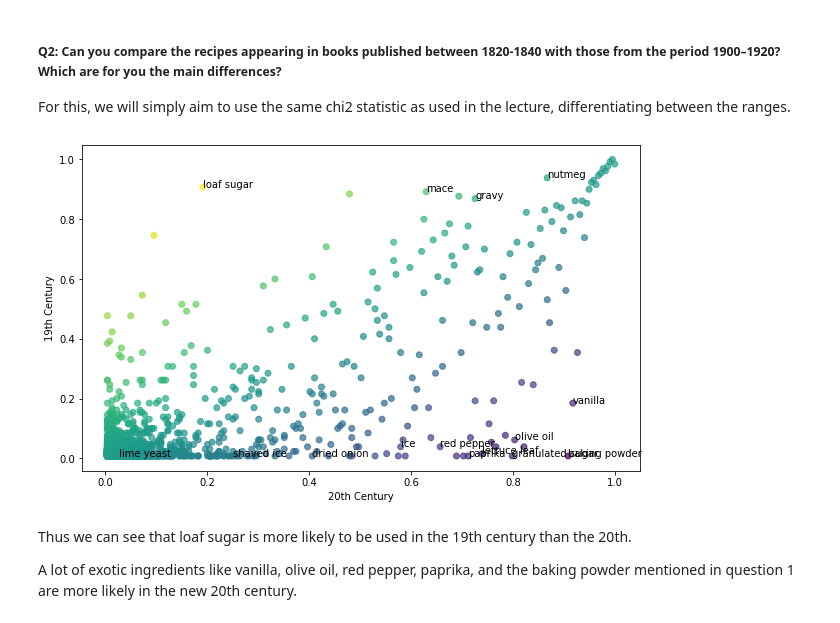
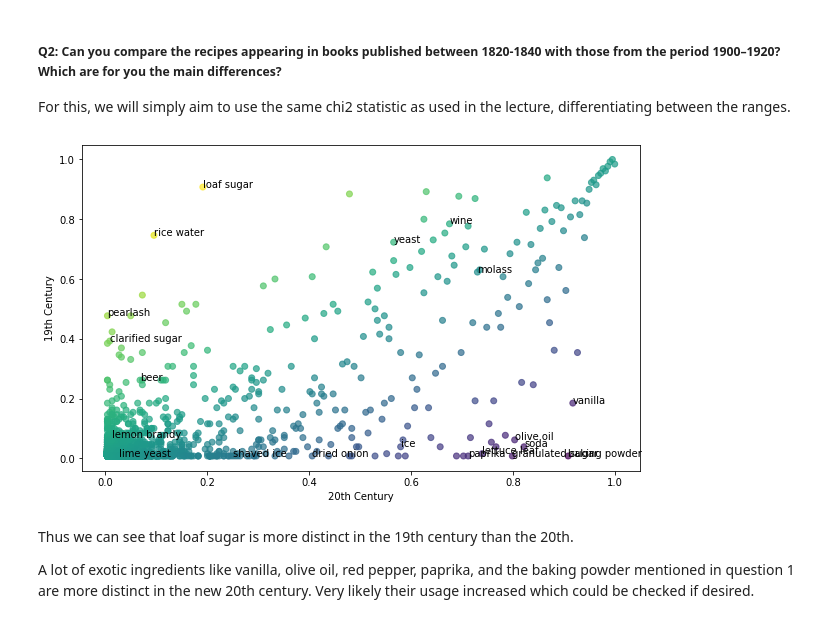
Before and after one commit to Brian6330/Digital-Humanities, a Jupyter notebook: Exercise 1/Exercise 1.ipynb, the cells around one changed output. Cells and saved outputs as stored; diff of their text form; code cells hidden in the pictures.

```diff
--- a/Exercise 1/Exercise 1.ipynb
+++ b/Exercise 1/Exercise 1.ipynb
@@ -82,46 +82,48 @@ plt.show()
 
 For this, we will simply aim to use the same chi2 statistic as used in the lecture, differentiating between the ranges.
 # %%
-labels_18 = ['18th century' if 1819 < year < 1841 else 'Unused' for year in ingredients_normalized.index]
-labels_19 = ['19th century' if 1899 < year < 1921 else 'Unused' for year in ingredients_normalized.index]
+labels_early_19 = ['19th century' if 1819 < year < 1841 else 'Unused' for year in ingredients_normalized.index]
+labels_early_20 = ['20th century' if 1899 < year < 1921 else 'Unused' for year in ingredients_normalized.index]
 
-keyness, _ = chi2(ingredients_normalized.fillna(0), labels_18)
-keyness_18 = pd.Series(keyness, index=ingredients_normalized.columns).sort_values(ascending=False)
-keyness, _ = chi2(ingredients_normalized.fillna(0), labels_19)
+keyness, _ = chi2(ingredients_normalized.fillna(0), labels_early_19)
 keyness_19 = pd.Series(keyness, index=ingredients_normalized.columns).sort_values(ascending=False)
+keyness, _ = chi2(ingredients_normalized.fillna(0), labels_early_20)
+keyness_20 = pd.Series(keyness, index=ingredients_normalized.columns).sort_values(ascending=False)
 
-keyness_18.head(n=10)
 keyness_19.head(n=10)
+keyness_20.head(n=10)
 
 # Step 1: compute summed ingredient counts per year (in a matrix date x ingredients)
 counts = df['ingredients'].str.split(';').groupby('date').sum().apply(pd.Series.value_counts).fillna(0)
 
 # Step 2: construct two frequency rankings, one pre- and one post-war years
 
 nineteenth_century=counts[np.logical_and(counts.index>1819, counts.index<1841)].sum().rank(method='dense', pct=True)
 twentieth_century=counts[np.logical_and(counts.index>1899, counts.index<1921)] .sum().rank(method='dense', pct=True)
 
 # Step 3: merge the 19th and 20th century dataframes resulting into two dataframes
 rankings=pd.DataFrame({'19th Century': nineteenth_century, '20th Century': twentieth_century})
 
 # Step 4: produce the plot
 fig = plt.figure(figsize=(10, 6))
 plt.xlabel("20th Century")
 plt.ylabel("19th Century")
 plt.scatter(rankings['20th Century'], rankings['19th Century'],
             c=rankings['19th Century']-rankings['20th Century'],
             alpha=0.7) # c = color
 
-# Add annotations of the 20 most distinctive ingredients
-for i, row in rankings.loc[keyness_19.head(15).index].iterrows():
+# Add annotations of the 10 most distinctive ingredients per century
+for i, row in rankings.loc[keyness_19.head(10).index].iterrows():
+    plt.annotate(i, xy=(row['20th Century'], row['19th Century']))
+for i, row in rankings.loc[keyness_20.head(10).index].iterrows():
     plt.annotate(i, xy=(row['20th Century'], row['19th Century']))
 plt.show()
 
 grouped = df.groupby(level='date')
 # %% [output]
-[figure, old version]
+[figure, new version]
 # %% [markdown]
-Thus we can see that loaf sugar is more likely to be used in the 19th century than the 20th.
+Thus we can see that loaf sugar is more distinct in the 19th century than the 20th.
 
 A lot of exotic ingredients like vanilla, olive oil, red pepper, paprika, and the baking powder mentioned in question 1
-are more likely in the new 20th century.
+are more distinct in the new 20th century. Very likely their usage increased which could be checked if desired.
```
Also changed, not shown: parts of 5 cells of this notebook.
